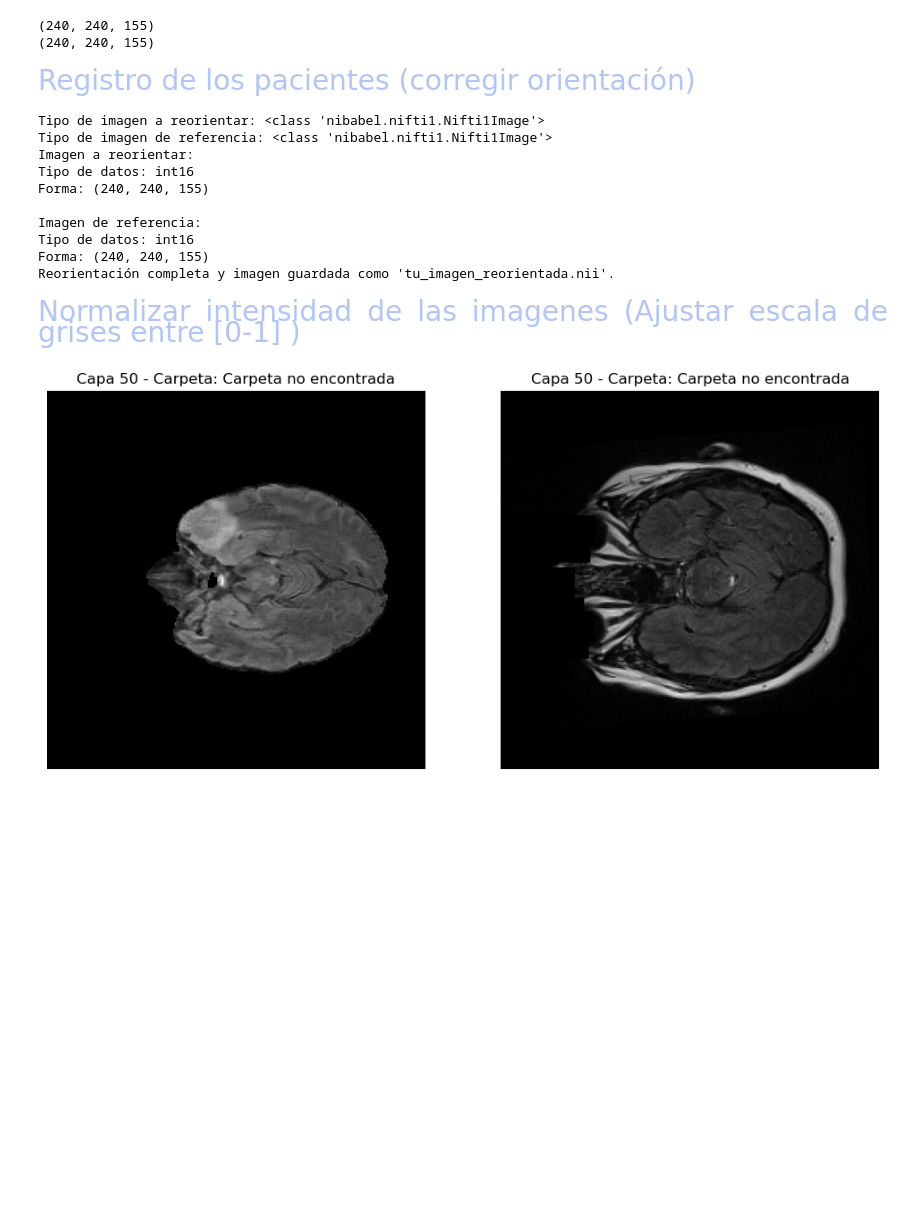
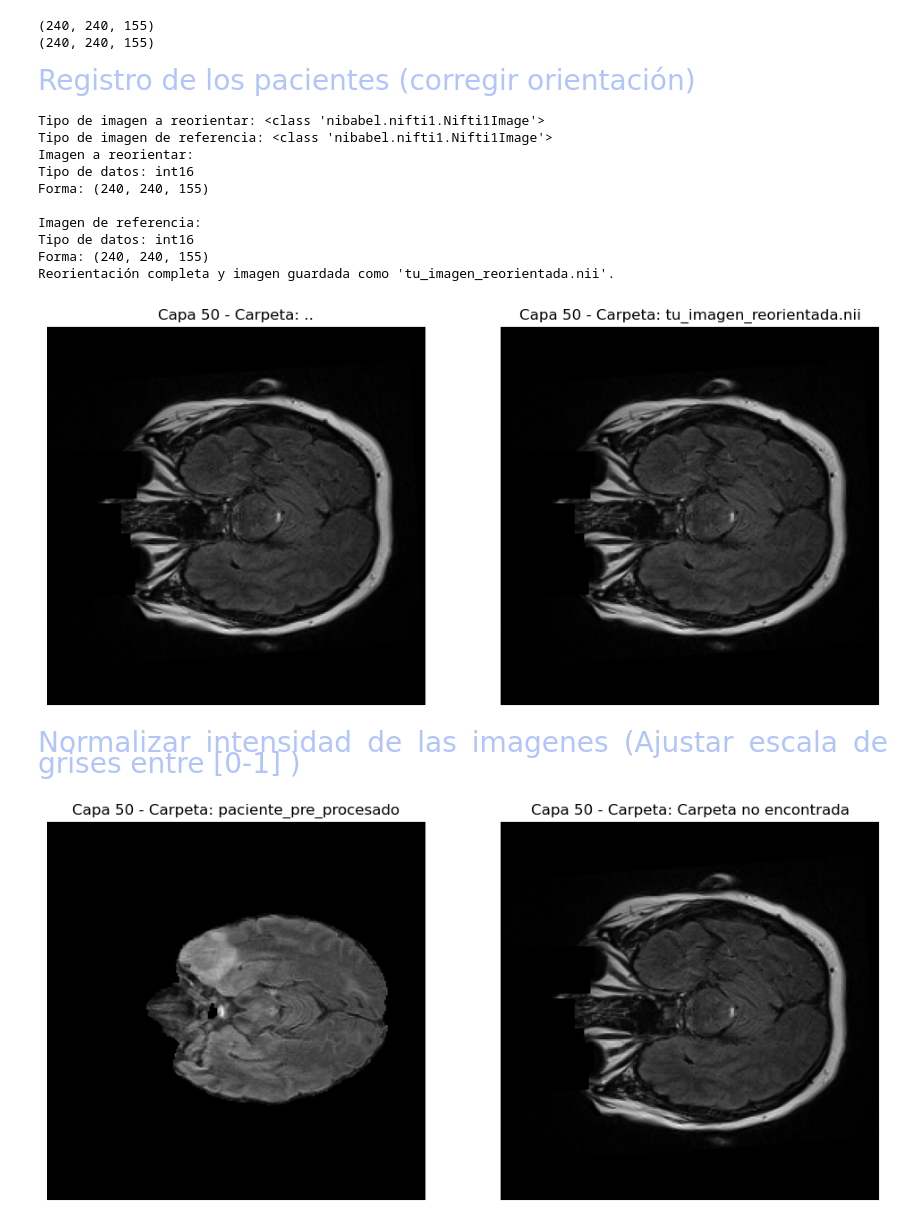
Before and after one commit to JPDevOpti/IA_AutomaticTumorSegmentationModel, a Jupyter notebook: pre_processing/experimental/Flujo_preprocesamiento.ipynb, the cells around one changed output. Drawn from its saved outputs; the diff is of its cells as text; code cells hidden in the pictures; blank space fills up the shorter version.

```diff
--- a/pre_processing/Flujo_preprocesamiento.ipynb
+++ b/pre_processing/experimental/Flujo_preprocesamiento.ipynb
@@ -70,15 +71,15 @@ def mostrar_subplots(imagen1, archivo1, imagen2, archivo2, capa=50, indice_carpe
     plt.show()
 
 # Rutas de los archivos .nii
-nii_pre_processado = '../paciente_pre_procesado/UPENN-GBM-00001_11_FLAIR.nii'
-nii_no_pre_processado = '../paciente_no_pre_procesado/UPENN-GBM-00096_11_FLAIR_unstripped.nii'
+nii_pre_processado = '../../paciente_pre_procesado/UPENN-GBM-00001_11_FLAIR.nii'
+nii_no_pre_processado = '../../paciente_no_pre_procesado/UPENN-GBM-00096_11_FLAIR_unstripped.nii'
 
 # Cargar las imágenes
 imagen1 = cargar_nii(nii_pre_processado)
 imagen2 = cargar_nii(nii_no_pre_processado)
 
 # Mostrar las capas específicas en subgráficas
-mostrar_subplots(imagen1, nii_pre_processado, imagen2, nii_no_pre_processado, capa=50, indice_carpeta=1)
+mostrar_subplots(imagen1, nii_pre_processado, imagen2, nii_no_pre_processado, capa=50, indice_carpeta=2)
 print(imagen1.shape)
 print(imagen2.shape)
 # %% [output]
@@ -118,35 +119,43 @@ def reorient_image(reference_image_path, image_to_reorient_path, output_path):
         print("\nImagen de referencia:")
         print("Tipo de datos:", imagen2.get_data_dtype())
         print("Forma:", imagen2.shape)
 
         # Reorientar la imagen
         reoriented_img = resample_to_img(imagen1, imagen2, interpolation='nearest')
 
         # Guardar la imagen reorientada
         reoriented_img.to_filename(output_path)
 
         print(f"Reorientación completa y imagen guardada como '{output_path}'.")
 
     except Exception as e:
         print(f"Error al cargar las imágenes o realizar la reorientación: {e}")
 
 # Ejemplo de uso
-nii_pre_processado = '../paciente_pre_procesado/UPENN-GBM-00001_11_FLAIR.nii'
-nii_no_pre_processado = '../paciente_no_pre_procesado/UPENN-GBM-00096_11_FLAIR_unstripped.nii'
+nii_pre_processado = '../../paciente_pre_procesado/UPENN-GBM-00001_11_FLAIR.nii'
+nii_no_pre_processado = '../../paciente_no_pre_procesado/UPENN-GBM-00096_11_FLAIR_unstripped.nii'
 output_image = 'tu_imagen_reorientada.nii'
 
 reorient_image(nii_pre_processado, nii_no_pre_processado, output_image)
+
+# Cargar la imagen reorientada y la original
+imagen_reorientada = cargar_nii(output_image)
+imagen_no_reorientada = cargar_nii(nii_no_pre_processado)
+
+# Mostrar ambas imágenes en subgráficas
+mostrar_subplots(imagen_no_reorientada, nii_no_pre_processado, imagen_reorientada, output_image, capa=50, indice_carpeta=0)
 # %% [output]
 Tipo de imagen a reorientar: <class 'nibabel.nifti1.Nifti1Image'>
 Tipo de imagen de referencia: <class 'nibabel.nifti1.Nifti1Image'>
 Imagen a reorientar:
 Tipo de datos: int16
 Forma: (240, 240, 155)
 
 Imagen de referencia:
 Tipo de datos: int16
 Forma: (240, 240, 155)
 Reorientación completa y imagen guardada como 'tu_imagen_reorientada.nii'.
+[figure, added]
 # %% [markdown]
 <div style="text-align: justify;font-size: 28px;color: #b1c5fc;">Normalizar intensidad de las imagenes (Ajustar escala de grises entre [0-1] )</div>
 # %%
```
Also changed, not shown: parts of 5 cells of this notebook, 6 other files.
